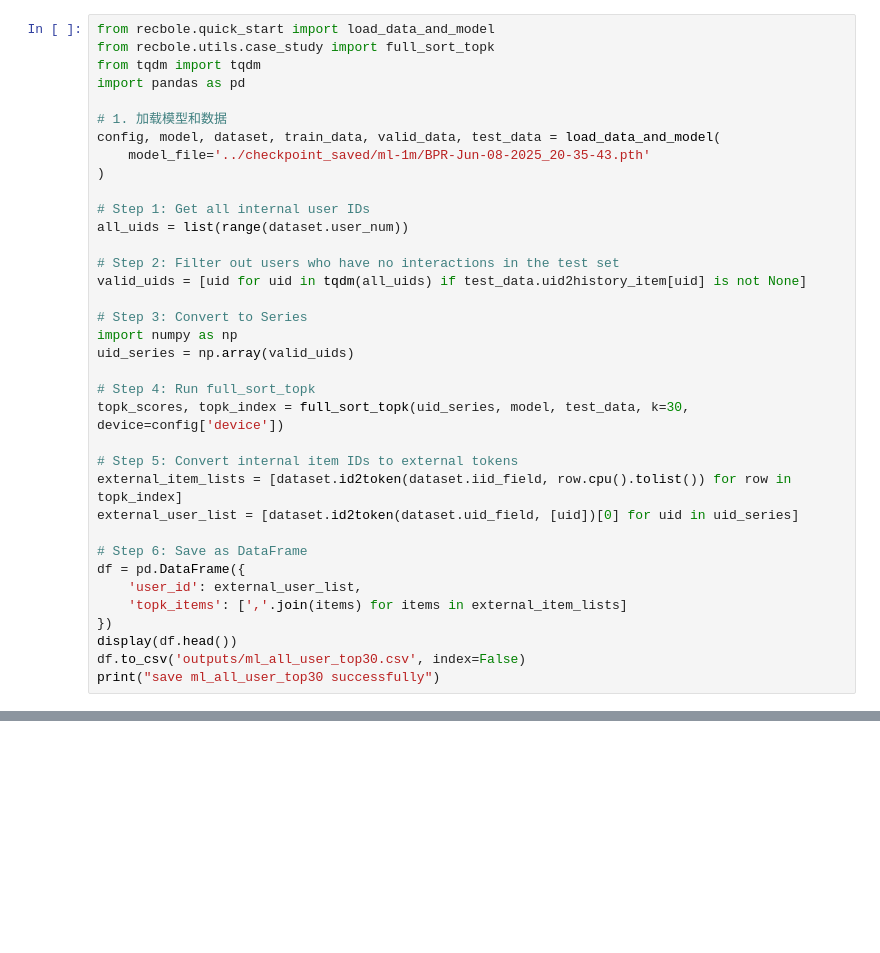
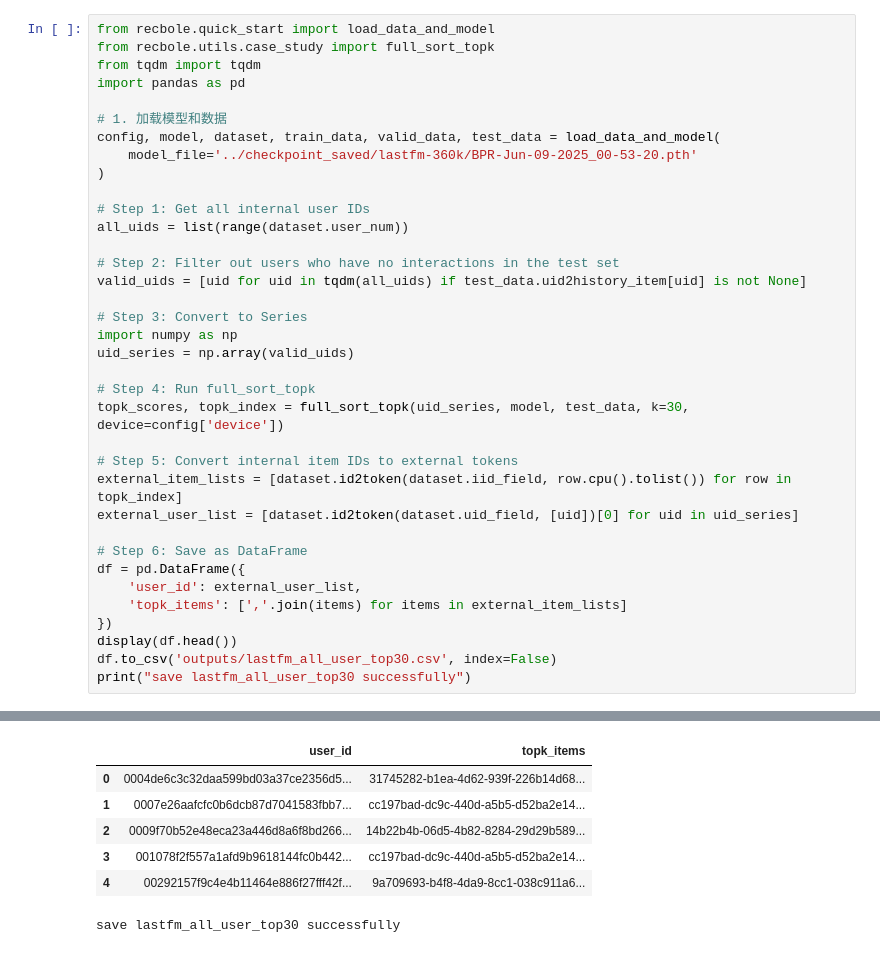
Before and after one commit to Jiaqing61/RScode, a Jupyter notebook: Post-processing/base_lastfm.ipynb, the cells around one changed output, grey strips where cells are left out. Saved outputs shown, nothing was run; the diff lists cells and outputs as text; blank space fills up the shorter version.

```diff
--- a/Post-processing/base_lastfm.ipynb
+++ b/Post-processing/base_lastfm.ipynb
@@ -108,7 +127,7 @@ import pandas as pd
 
 # 1. 加载模型和数据
 config, model, dataset, train_data, valid_data, test_data = load_data_and_model(
-    model_file='../checkpoint_saved/ml-1m/BPR-Jun-08-2025_20-35-43.pth'
+    model_file='../checkpoint_saved/lastfm-360k/BPR-Jun-09-2025_00-53-20.pth'
 )
 
 # Step 1: Get all internal user IDs
@@ -134,5 +153,6 @@ df = pd.DataFrame({
     'topk_items': [','.join(items) for items in external_item_lists]
 })
 display(df.head())
-df.to_csv('outputs/ml_all_user_top30.csv', index=False)
-print("save ml_all_user_top30 successfully")
+df.to_csv('outputs/lastfm_all_user_top30.csv', index=False)
+print("save lastfm_all_user_top30 successfully")
+# %% [output]
@@ -139,3 +176,10 @@ print("save ml_all_user_top30 successfully")
+|  | user_id | topk_items |
+| 0 | 0004de6c3c32daa599bd03a37ce2356d5... | 31745282-b1ea-4d62-939f-226b14d68... |
+| 1 | 0007e26aafcfc0b6dcb87d7041583fbb7... | cc197bad-dc9c-440d-a5b5-d52ba2e14... |
+| 2 | 0009f70b52e48eca23a446d8a6f8bd266... | 14b22b4b-06d5-4b82-8284-29d29b589... |
+| 3 | 001078f2f557a1afd9b9618144fc0b442... | cc197bad-dc9c-440d-a5b5-d52ba2e14... |
+| 4 | 00292157f9c4e4b11464e886f27fff42f... | 9a709693-b4f8-4da9-8cc1-038c911a6... |
+save lastfm_all_user_top30 successfully
 # %%
 import pandas as pd
 import numpy as np
```
Also changed, not shown: parts of 5 cells of this notebook, 23 other files.
